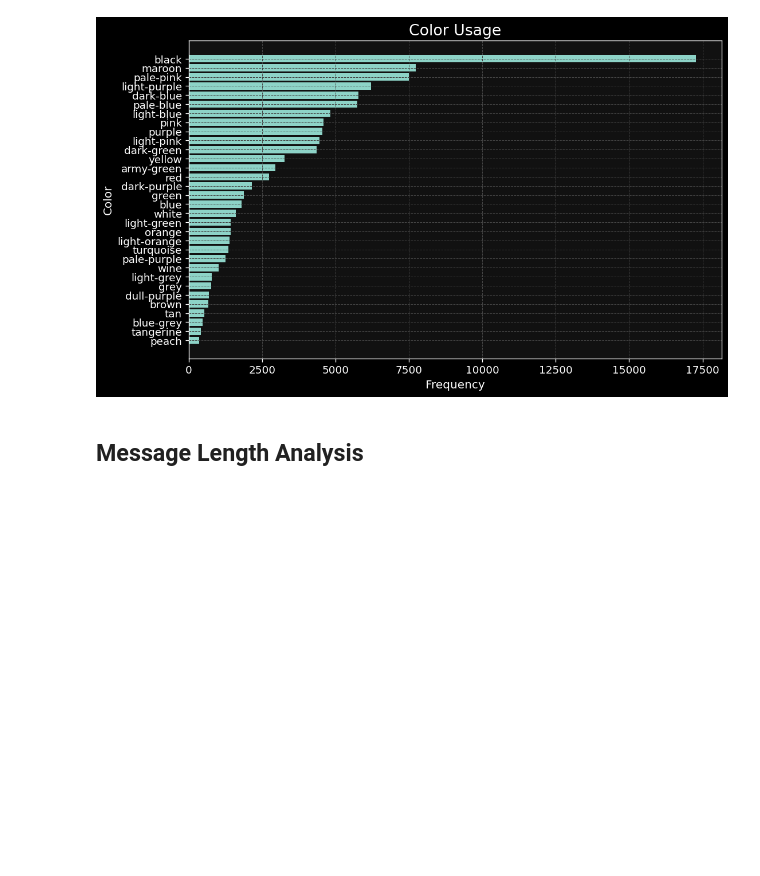
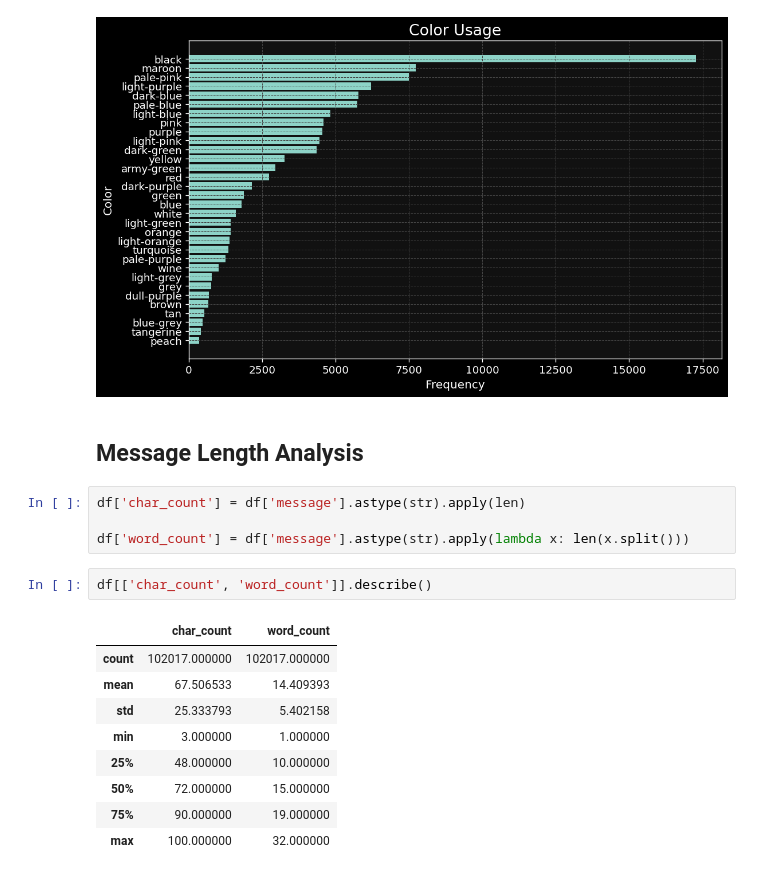
Before and after one commit to 456zamir8/Data_Science_Projects, a Jupyter notebook: Unsent_data/Unsent_project.ipynb, the cells around one changed output. Cells and saved outputs as stored; diff of their text form; blank space fills up the shorter version.

```diff
--- a/Unsent_data/Unsent_project.ipynb
+++ b/Unsent_data/Unsent_project.ipynb
@@ -169,3 +169,19 @@ plt.show()
 [figure]
 # %% [markdown]
 ## **Message Length Analysis**
+# %%
+df['char_count'] = df['message'].astype(str).apply(len)
+
+df['word_count'] = df['message'].astype(str).apply(lambda x: len(x.split()))
+# %%
+df[['char_count', 'word_count']].describe()
+# %% [output]
+|  | char_count | word_count |
+| count | 102017.000000 | 102017.000000 |
+| mean | 67.506533 | 14.409393 |
+| std | 25.333793 | 5.402158 |
+| min | 3.000000 | 1.000000 |
+| 25% | 48.000000 | 10.000000 |
+| 50% | 72.000000 | 15.000000 |
+| 75% | 90.000000 | 19.000000 |
+| max | 100.000000 | 32.000000 |
```
Also changed, not shown: parts of 5 cells of this notebook.
